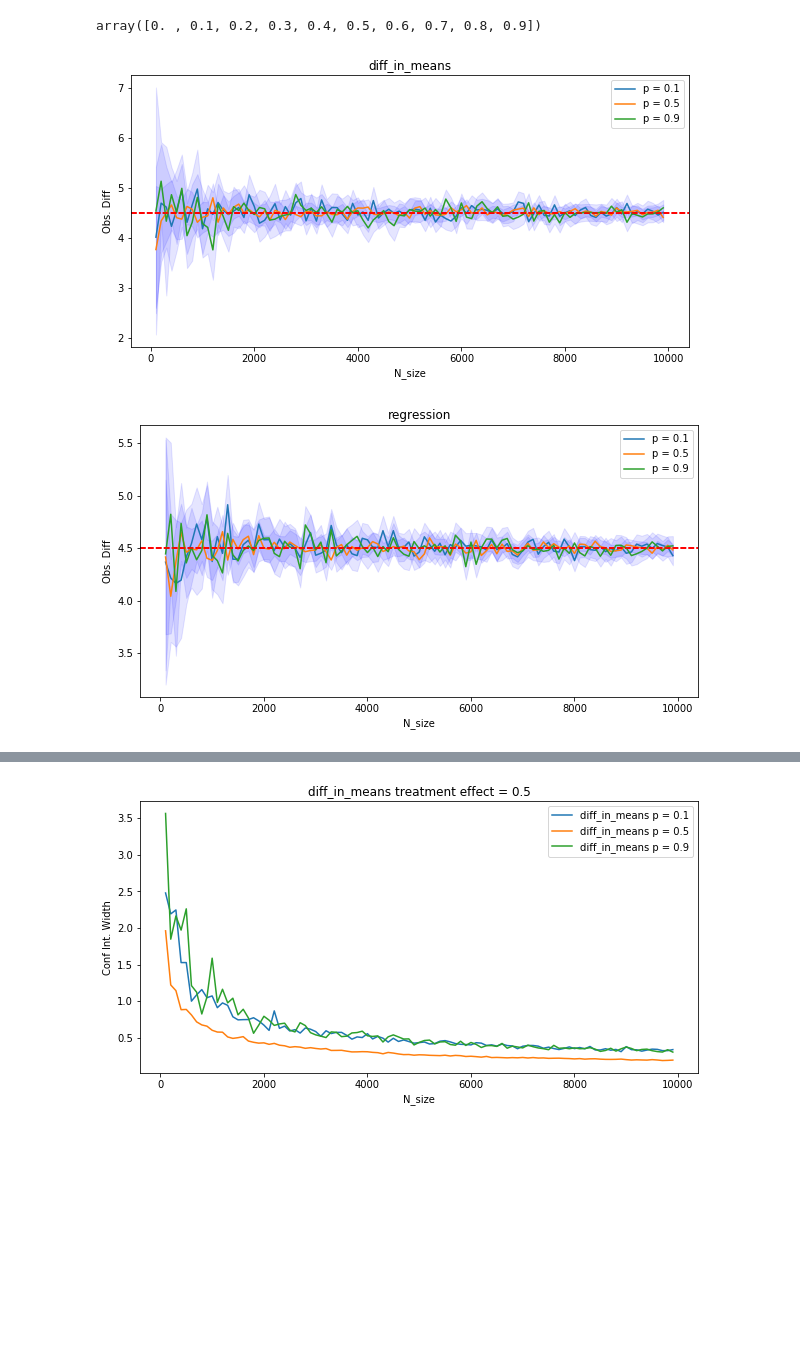
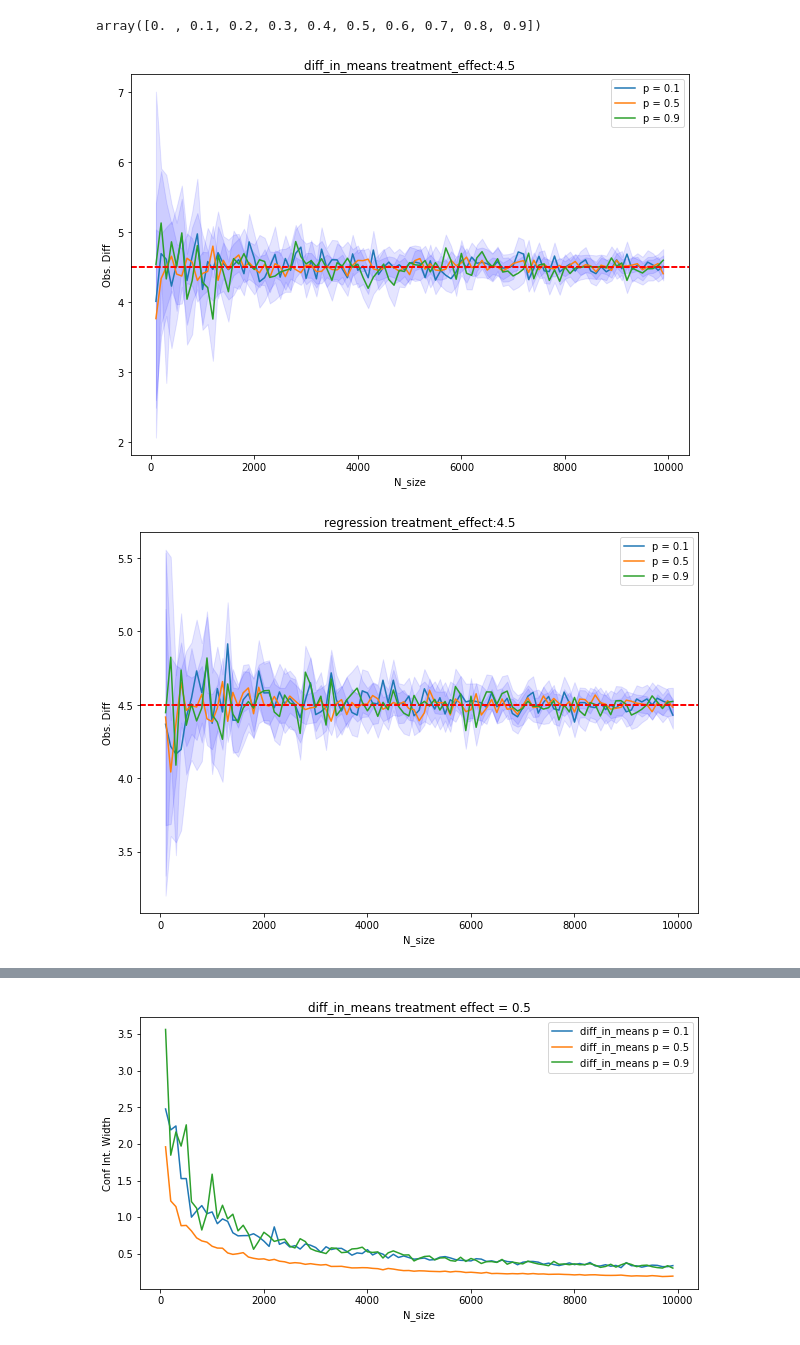
Before and after one commit to punyupunyu/causal_inference_exercises, a Jupyter notebook: simulations_variance_vs_bias.ipynb, the cells around one changed output, grey strips where cells are left out. Drawn from its saved outputs; the diff is of its cells as text; code cells hidden in the pictures; blank space fills up the shorter version.

Commit message:
chart resize

```diff
--- a/simulations_variance_vs_bias.ipynb
+++ b/simulations_variance_vs_bias.ipynb
@@ -287,26 +287,26 @@ array([0. , 0.1, 0.2, 0.3, 0.4, 0.5, 0.6, 0.7, 0.8, 0.9])
 # %%
 for m in mydata['method'].unique():
     data = mydata[(mydata['method'] == m) & (mydata['treatment_effect'] == 4.5)]
-    fig, ax = plt.subplots(figsize=(10,5))
+    fig, ax = plt.subplots(figsize=(10,7))
 
     for p in [0.1,0.5, 0.9]:
 
 
         x = data[(data['treatment_prob'] == p)]['N'].values
         y = data[(data['treatment_prob'] == p)]['observed_treatment_effect'].values
         ci_low = data[(data['treatment_prob'] == p)]['conf_low'].values
         ci_high = data[(data['treatment_prob'] == p)]['conf_high'].values
 
         ax.plot(x,y, label = 'p = {}'.format(p))
         plt.axhline(y=4.5, color='r', linestyle='--')
         ax.fill_between(x, (ci_low), (ci_high), color='b', alpha=.1)
-    ax.set_title(m)
+    ax.set_title(m + ' treatment_effect:{}'.format(4.5))
     ax.legend()
     ax.set_xlabel('N_size')
     ax.set_ylabel('Obs. Diff')
 
 
 # mydata[mydata['method'] == 'diff_in_means'].plot(x = 'N', y = 'observed_treatment_effect')
 # %% [output]
-[figure, old version]
+[figure, new version]
-[figure, old version]
+[figure, new version]
```
Also changed, not shown: parts of 3 cells of this notebook.
